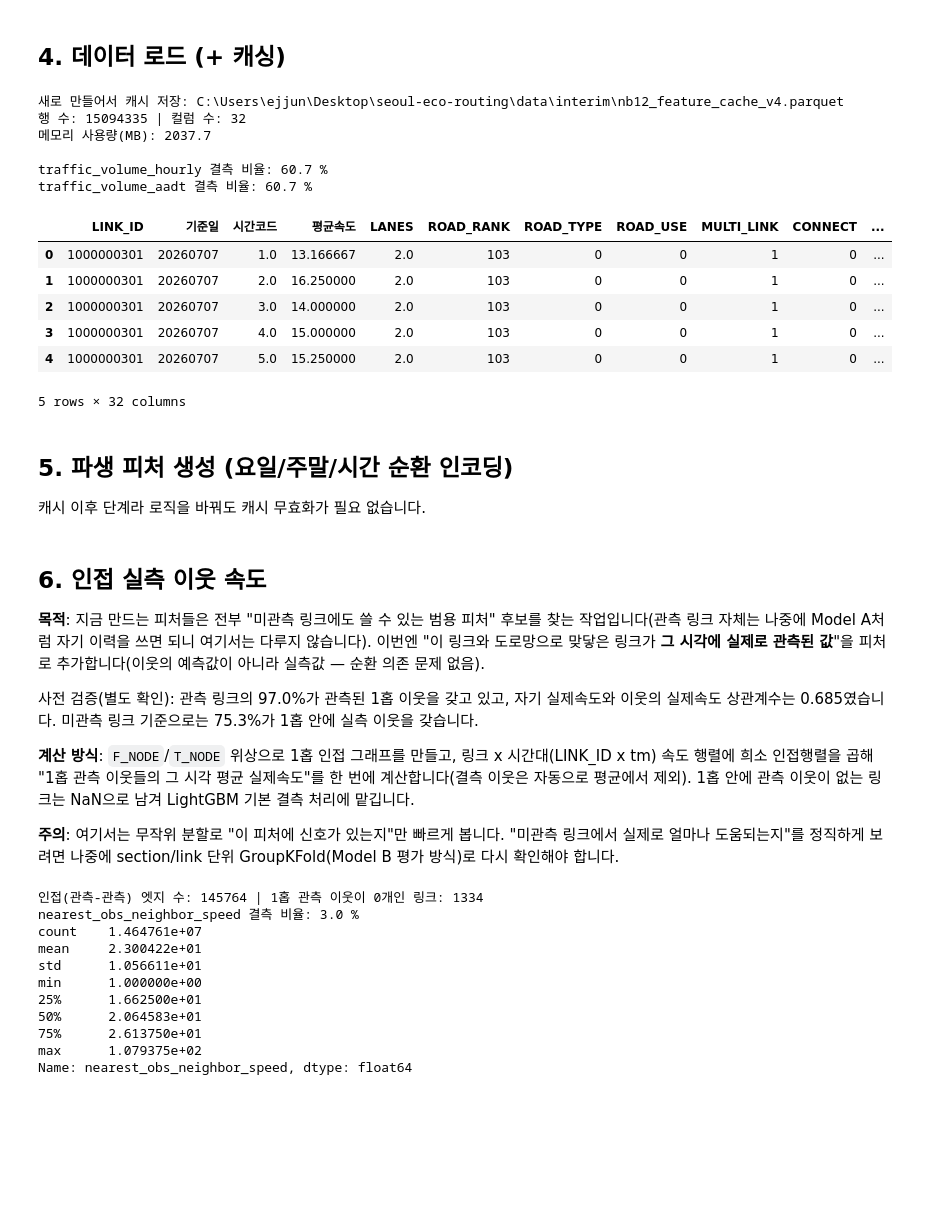
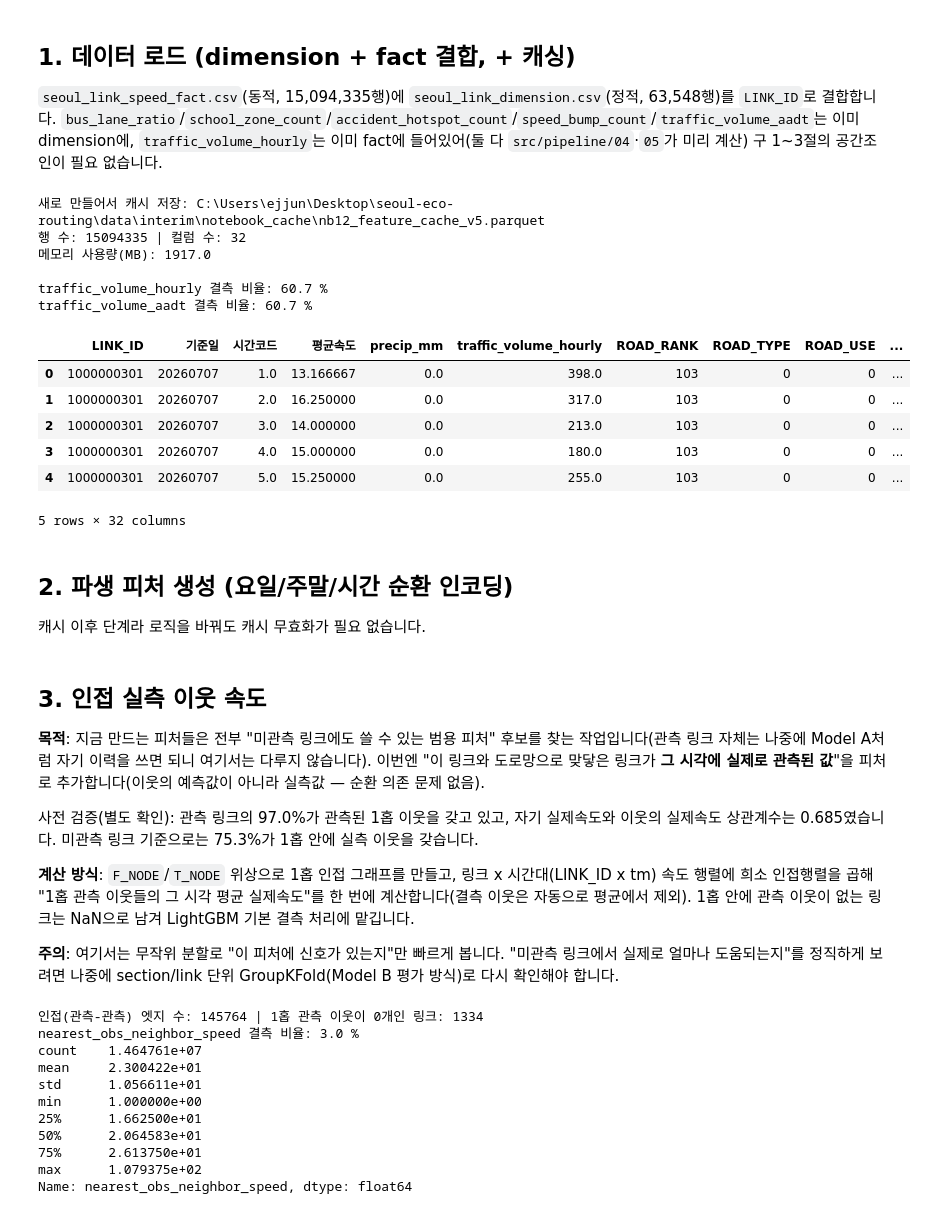
Before and after one commit to ejjunm/seoul-eco-routing, a Jupyter notebook: notebooks/12_derived_features_lightgbm.ipynb, the cells around one changed output. Drawn from its saved outputs; the diff is of its cells as text; code cells hidden in the pictures; blank space fills up the shorter version.

```diff
--- a/notebooks/12_derived_features_lightgbm.ipynb
+++ b/notebooks/12_derived_features_lightgbm.ipynb
@@ -36,18 +39,21 @@ from sklearn.model_selection import train_test_split
 PROJECT_ROOT = Path.cwd().parent
 RAW_DIR = PROJECT_ROOT / "data" / "raw"
 INTERIM_DIR = PROJECT_ROOT / "data" / "interim"
-PROCESSED_DATA_DIR = PROJECT_ROOT / "data" / "processed"
+PROCESSED_DIR = PROJECT_ROOT / "data" / "processed"
 DOCS_FIGURES_DIR = PROJECT_ROOT / "docs" / "figures" / "model"
 DOCS_FIGURES_DIR.mkdir(parents=True, exist_ok=True)
 
-INPUT_PATH = PROCESSED_DATA_DIR / "seoul_link_speed_dem_weather_merged.csv"
+# 새 스키마: 정적(링크당 1행) + 동적(링크x날짜x시간) 분리, LINK_ID로 merge
+DIMENSION_PATH = PROCESSED_DIR / "seoul_link_dimension.csv"
+FACT_PATH = PROCESSED_DIR / "seoul_link_speed_fact.csv"
 SEOUL_LINK_SHP = INTERIM_DIR / "seoul_link.shp"
-BUS_LANE_SHP = RAW_DIR / "traffic" / "bus_lane" / "bus_lane.shp"
-TRAFFIC_VOLUME_XLSX = RAW_DIR / "traffic" / "traffic_volume.xlsx"
-SCHOOL_FACILITY_SHP = RAW_DIR / "traffic" / "school_zone" / "school_zone.shp"
-PEDESTRIAN_ACCIDENT_CSV = RAW_DIR / "traffic" / "pedestrian_accident_2019_2024.csv"
-SPEED_BUMP_SHP = RAW_DIR / "traffic" / "speed_bump" / "speed_bump.shp"
-CACHE_PATH = INTERIM_DIR / "notebook_cache" / "nb12_feature_cache_v4.parquet"
+
+# 생활인구(실험용, 아직 파이프라인에 안 붙음) — notebooks/14_accident_hotspot_classification.ipynb와 동일 원본
+GRID_MATCH_SHP = RAW_DIR / "traffic" / "match" / "match.shp"                 # 250m격자 CELL_ID -> geometry
+GRID_POP_DIR = RAW_DIR / "traffic" / "250_LOCAL_RESD_202607"                 # 250m 격자 생활인구(일별)
+DONG_POP_DIR = RAW_DIR / "traffic" / "250_LOCAL_RESD_ADMDONG_202607"         # 행정동 생활인구(일별)
+
+CACHE_PATH = INTERIM_DIR / "notebook_cache" / "nb12_feature_cache_v5.parquet"
 CACHE_PATH.parent.mkdir(parents=True, exist_ok=True)
 
 plt.rcParams["font.family"] = "Malgun Gothic"
@@ -62,3 +68,4 @@ BASELINE_11 = {"model": "LightGBM (11번, 원본 피처)", "rmse": 7.65296667099
 BASELINE_V1 = {"model": "LightGBM (1차: +파생/버스전용차로 boolean)", "rmse": 7.629313, "mae": 5.747021, "r2": 0.612528}
 BASELINE_V2 = {"model": "LightGBM (2차: +비율/교통량)", "rmse": 7.508456, "mae": 5.658695, "r2": 0.624706}
 BASELINE_V3 = {"model": "LightGBM (3차: +인접 실측 이웃 속도)", "rmse": 6.197259, "mae": 4.461506, "r2": 0.744336}
+BASELINE_V4 = {"model": "LightGBM (4차: +스쿨존/사고다발지역/과속방지턱, 구 스키마)", "rmse": 6.179658, "mae": 4.448957, "r2": 0.745786}
@@ -185,5 +72,7 @@ school_accident_lookup = school_lookup.merge(accident_lookup, on="LINK_ID", how=
 # %% [markdown]
-## 4. 데이터 로드 (+ 캐싱)
+## 1. 데이터 로드 (dimension + fact 결합, + 캐싱)
+
+`seoul_link_speed_fact.csv`(동적, 15,094,335행)에 `seoul_link_dimension.csv`(정적, 63,548행)를 `LINK_ID`로 결합합니다. `bus_lane_ratio`/`school_zone_count`/`accident_hotspot_count`/`speed_bump_count`/`traffic_volume_aadt`는 이미 dimension에, `traffic_volume_hourly`는 이미 fact에 들어있어(둘 다 `src/pipeline/04`·`05`가 미리 계산) 구 1~3절의 공간조인이 필요 없습니다.
 # %%
 NUMERIC_COLS = [
     "LANES", "MAX_SPD", "LENGTH", "시간코드",
@@ -194,6 +83,8 @@ CATEGORICAL_COLS = [
     "ROAD_RANK", "ROAD_TYPE", "ROAD_USE", "MULTI_LINK", "CONNECT",
     "REST_VEH", "REST_W", "REST_H", "C-ITS",
 ]
+# pipeline/04가 이미 0으로 채워둔 외부 컨텍스트(결측 없음)
+EXTERNAL_CONTEXT_COLS = ["bus_lane_ratio", "school_zone_count", "accident_hotspot_count", "speed_bump_count"]
 # 결측이 정상인 컬럼(전체 매칭 안 됨) — NUMERIC_COLS의 dropna 대상에서 제외하고 LightGBM 기본 결측치 처리에 맡김
 SPARSE_NUMERIC_COLS = ["traffic_volume_aadt", "traffic_volume_hourly"]
 TARGET = "평균속도"
@@ -202,61 +93,62 @@ if CACHE_PATH.exists():
     df = pd.read_parquet(CACHE_PATH)
     print("캐시에서 로드:", CACHE_PATH)
 else:
-    usecols = NUMERIC_COLS + CATEGORICAL_COLS + [TARGET, "LINK_ID", "기준일"]
-    dtype_map = {col: str for col in CATEGORICAL_COLS}
-    dtype_map["LINK_ID"] = str
-    dtype_map["기준일"] = str
+    dim_dtype = {c: str for c in CATEGORICAL_COLS}
+    dim_dtype["LINK_ID"] = str
+    dimension = pd.read_csv(DIMENSION_PATH, dtype=dim_dtype, encoding="utf-8-sig")
+    dim_cols = (["LINK_ID"] + CATEGORICAL_COLS
+                + ["LANES", "MAX_SPD", "LENGTH", "elev_start_m", "elev_mid_m", "elev_end_m",
+                   "elev_mean_m", "elev_min_m", "elev_max_m", "elev_delta_m", "slope_pct", "abs_slope_pct"]
+                + EXTERNAL_CONTEXT_COLS + ["traffic_volume_aadt"])
 
-    df = pd.read_csv(INPUT_PATH, usecols=usecols, dtype=dtype_map, encoding="utf-8-sig")
+    fact = pd.read_csv(
+        FACT_PATH, dtype={"LINK_ID": str, "기준일": str}, encoding="utf-8-sig",
+        usecols=["LINK_ID", "기준일", "시간코드", TARGET, "precip_mm", "traffic_volume_hourly"],
+    )
+
+    df = fact.merge(dimension[dim_cols], on="LINK_ID", how="left", validate="many_to_one")
 
     for col in NUMERIC_COLS + [TARGET]:
         df[col] = pd.to_numeric(df[col], errors="coerce").astype("float32")
-
-    df = df.merge(bus_lane_lookup, on="LINK_ID", how="left")
-    df["bus_lane_ratio"] = df["bus_lane_ratio"].fillna(0).astype("float32")
-
-    df = df.merge(aadt_lookup, on="LINK_ID", how="left")
-    df = df.merge(tv_long, on=["LINK_ID", "시간코드"], how="left")
-
-    df = df.merge(school_accident_lookup, on="LINK_ID", how="left")
-    df["school_zone_count"] = df["school_zone_count"].fillna(0).astype("float32")
-    df["accident_hotspot_count"] = df["accident_hotspot_count"].fillna(0).astype("float32")
-    df["speed_bump_count"] = df["speed_bump_count"].fillna(0).astype("float32")
+    for col in EXTERNAL_CONTEXT_COLS:
+        df[col] = df[col].astype("float32")
+    for col in SPARSE_NUMERIC_COLS:
+        df[col] = df[col].astype("float32")
 
     RENAME_MAP = {"C-ITS": "c_its"}
     df = df.rename(columns=RENAME_MAP)
     CATEGORICAL_COLS = [RENAME_MAP.get(c, c) for c in CATEGORICAL_COLS]
 
     df = df.dropna(subset=[TARGET] + NUMERIC_COLS)
     df.to_parquet(CACHE_PATH)
     print("새로 만들어서 캐시 저장:", CACHE_PATH)
 
 CATEGORICAL_COLS = [c if c != "C-ITS" else "c_its" for c in CATEGORICAL_COLS]
 for col in CATEGORICAL_COLS:
     df[col] = df[col].astype("category")
 
 print("행 수:", len(df), "| 컬럼 수:", df.shape[1])
 print("메모리 사용량(MB):", round(df.memory_usage(deep=True).sum() / 1e6, 1))
 print()
 print("traffic_volume_hourly 결측 비율:", round(df["traffic_volume_hourly"].isna().mean() * 100, 1), "%")
 print("traffic_volume_aadt 결측 비율:", round(df["traffic_volume_aadt"].isna().mean() * 100, 1), "%")
 df.head()
 # %% [output]
-새로 만들어서 캐시 저장: C:\Users\ejjun\Desktop\seoul-eco-routing\data\interim\nb12_feature_cache_v4.parquet
+새로 만들어서 캐시 저장: C:\Users\ejjun\Desktop\seoul-eco-routing\data\interim\notebook_cache\nb12_feature_cache_v5.parquet
 행 수: 15094335 | 컬럼 수: 32
-메모리 사용량(MB): 2037.7
+메모리 사용량(MB): 1917.0
 
 traffic_volume_hourly 결측 비율: 60.7 %
 traffic_volume_aadt 결측 비율: 60.7 %
-|  | LINK_ID | 기준일 | 시간코드 | 평균속도 | LANES | ROAD_RANK | ROAD_TYPE | ROAD_USE | MULTI_LINK | CONNECT | ... |
-| 0 | 1000000301 | 20260707 | 1.0 | 13.166667 | 2.0 | 103 | 0 | 0 | 1 | 0 | ... |
-| 1 | 1000000301 | 20260707 | 2.0 | 16.250000 | 2.0 | 103 | 0 | 0 | 1 | 0 | ... |
-| 2 | 1000000301 | 20260707 | 3.0 | 14.000000 | 2.0 | 103 | 0 | 0 | 1 | 0 | ... |
-| 3 | 1000000301 | 20260707 | 4.0 | 15.000000 | 2.0 | 103 | 0 | 0 | 1 | 0 | ... |
-| 4 | 1000000301 | 20260707 | 5.0 | 15.250000 | 2.0 | 103 | 0 | 0 | 1 | 0 | ... |
+|  | LINK_ID | 기준일 | 시간코드 | 평균속도 | precip_mm | traffic_volume_hourly | ROAD_RANK | ROAD_TYPE | ROAD_USE | ... |
+| 0 | 1000000301 | 20260707 | 1.0 | 13.166667 | 0.0 | 398.0 | 103 | 0 | 0 | ... |
+| 1 | 1000000301 | 20260707 | 2.0 | 16.250000 | 0.0 | 317.0 | 103 | 0 | 0 | ... |
+| 2 | 1000000301 | 20260707 | 3.0 | 14.000000 | 0.0 | 213.0 | 103 | 0 | 0 | ... |
+| 3 | 1000000301 | 20260707 | 4.0 | 15.000000 | 0.0 | 180.0 | 103 | 0 | 0 | ... |
+| 4 | 1000000301 | 20260707 | 5.0 | 15.250000 | 0.0 | 255.0 | 103 | 0 | 0 | ... |
 5 rows × 32 columns
 # %% [markdown]
-## 5. 파생 피처 생성 (요일/주말/시간 순환 인코딩)
+## 2. 파생 피처 생성 (요일/주말/시간 순환 인코딩)
 
 캐시 이후 단계라 로직을 바꿔도 캐시 무효화가 필요 없습니다.
 # %%
@@ -270,7 +162,7 @@ df["hour_cos"] = np.cos(2 * np.pi * hour / 24).astype("float32")
 
 df = df.drop(columns=["_date"])
 # %% [markdown]
-## 6. 인접 실측 이웃 속도
+## 3. 인접 실측 이웃 속도
 
 **목적**: 지금 만드는 피처들은 전부 "미관측 링크에도 쓸 수 있는 범용 피처" 후보를 찾는 작업입니다(관측 링크 자체는 나중에 Model A처럼 자기 이력을 쓰면 되니 여기서는 다루지 않습니다). 이번엔 "이 링크와 도로망으로 맞닿은 링크가 **그 시각에 실제로 관측된 값**"을 피처로 추가합니다(이웃의 예측값이 아니라 실측값 — 순환 의존 문제 없음).
 
```
Also changed, not shown: parts of 23 cells of this notebook, 1 other file.
